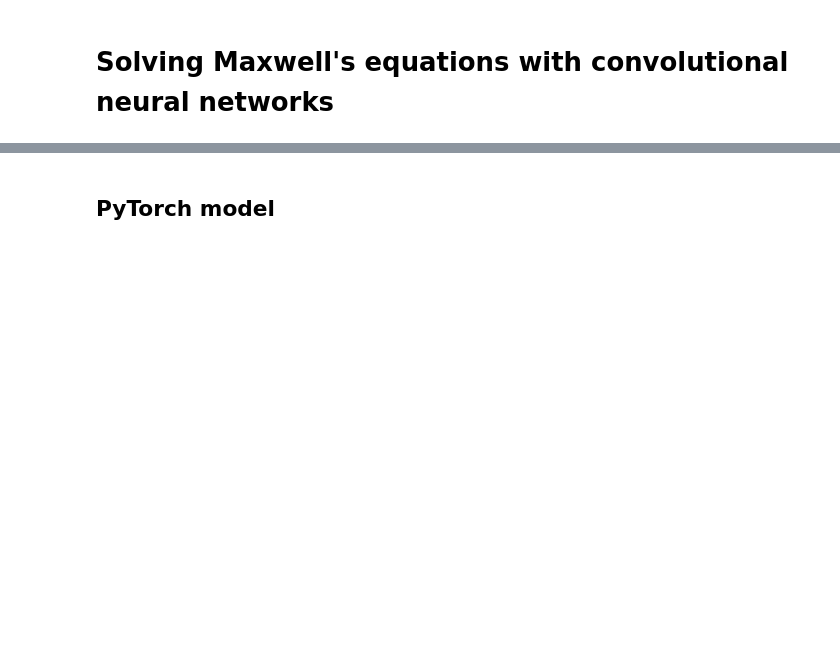
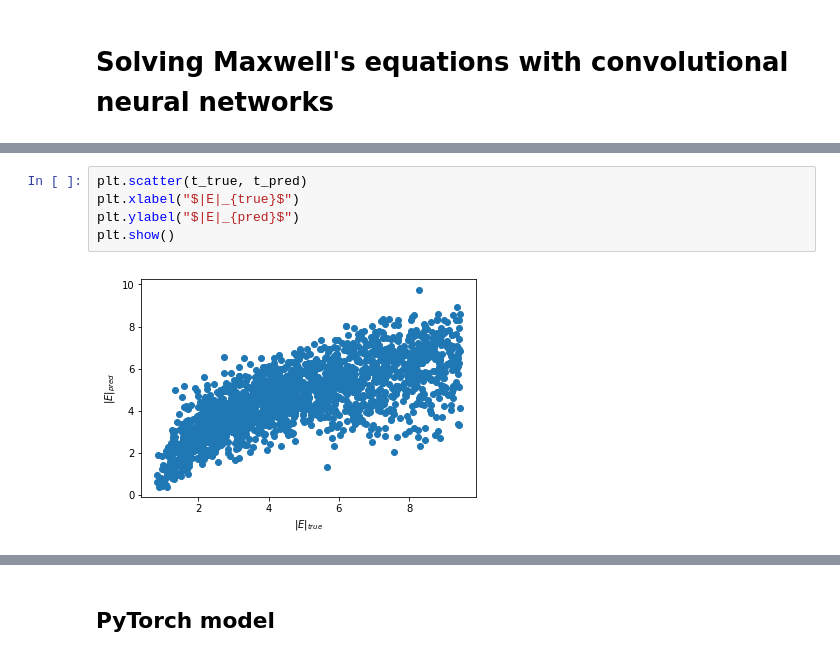
Before and after one commit to bencbartlett/neural-maxwell, a Jupyter notebook: CS229_Final_Project.ipynb, the cells around one changed output, grey strips where cells are left out. Drawn from its saved outputs; the diff is of its cells as text; blank space fills up the shorter version.

```diff
--- a/CS229_Final_Project.ipynb
+++ b/CS229_Final_Project.ipynb
@@ -27,0 +197,7 @@ make_batch(perm_ellipse, "ellipses")
+# %%
+plt.scatter(t_true, t_pred)
+plt.xlabel("$|E|_{true}$")
+plt.ylabel("$|E|_{pred}$")
+plt.show()
+# %% [output]
+[figure, added]
```
Also changed, not shown: parts of 17 cells of this notebook, 4 other files.
